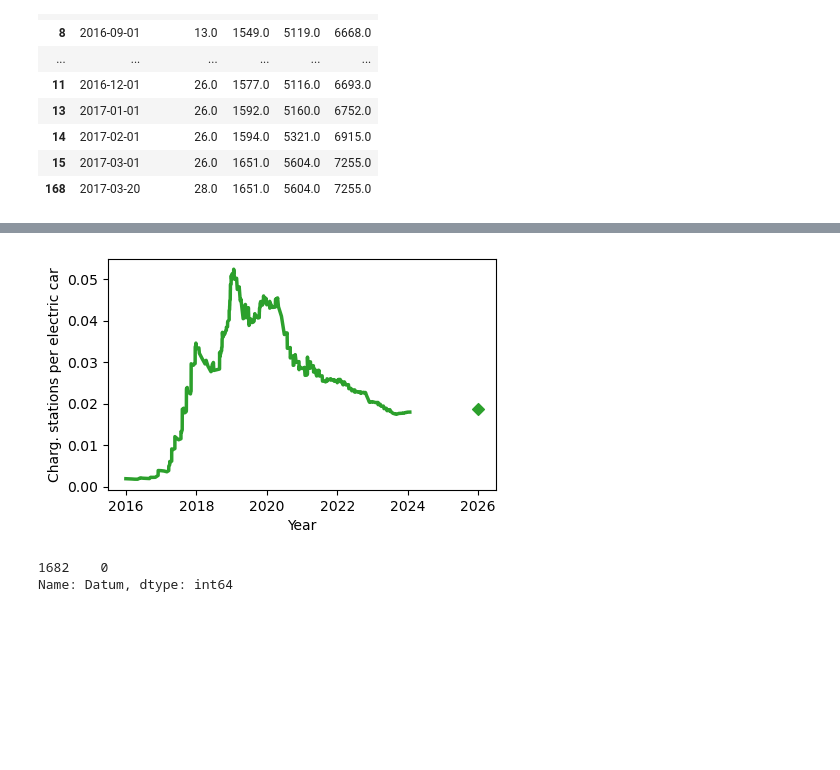
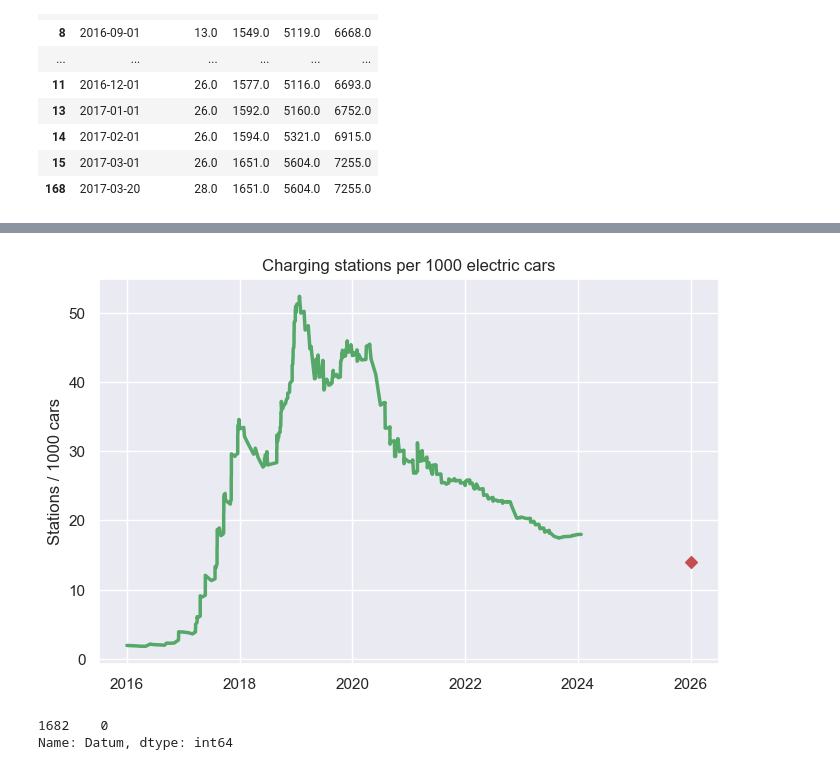
Before and after one commit to Kuroneko369/Muc_electro_vehicles, a Jupyter notebook: notebooks/ladestationen_georg.ipynb, the cells around one changed output, grey strips where cells are left out. Saved outputs shown, nothing was run; the diff lists cells and outputs as text; code cells hidden in the pictures; blank space fills up the shorter version.

```diff
--- a/notebooks/ladestationen_georg.ipynb
+++ b/notebooks/ladestationen_georg.ipynb
@@ -4,3 +4,8 @@
 import pandas as pd
 import matplotlib.pyplot as plt
 import seaborn as sns
+# %%
+sns.set()
+sns.set_style('darkgrid')
+sns.color_palette("pastel")
+#sns.set(rc={'axes.facecolor':'palegreen'})
@@ -481,4 +500,4 @@ array([14437.93332986])
 # %%
-pred = 721.7634 + 1.1485 * (1826 + 2*365)
+pred = 2236.3080 + 0.3744 * (579 + 2*365)
 pred
 # %% [output]
@@ -486,3 +505,5 @@ pred
+# %%
+pred_komb_2026 = 195105
 # %%
-pred_ratio = pred/195105
+pred_ratio = pred/pred_komb_2026
 # %%
@@ -519,16 +525,17 @@ plt.show()
 # %%
-fig, ax = plt.subplots(figsize=(5,3))
-ax.plot(df_BNA_kfz_merge["Datum"], df_BNA_kfz_merge["Ladepunkte"]/df_BNA_kfz_merge["komb"], linewidth=2.5, color="C2")
-ax.scatter(datetime.strptime("2026-01-01", '%Y-%m-%d').date(), pred_ratio, color="C2", marker ="D")
+fig, ax = plt.subplots(figsize=(8,5))
+ax.plot(df_BNA_kfz_merge["Datum"], df_BNA_kfz_merge["Ladepunkte"]/df_BNA_kfz_merge["komb"]*1000, linewidth=2.5, color="C2")
+ax.scatter(datetime.strptime("2026-01-01", '%Y-%m-%d').date(), pred_ratio*1000, color="C3", marker ="D")
 #ax.set_title("E-charging stations in Munich")
-ax.set_ylabel("Charg. stations per electric car")
-ax.set_xlabel("Year")
+ax.set_ylabel("Stations / 1000 cars")
+ax.set_title("Charging stations per 1000 electric cars")
+#ax.set_xlabel("Year")
 #plt.grid()
 #plt.savefig('E-charg_MUC.png', bbox_inches='tight')
 plt.savefig('../pic/Echargers_per_car_year.png', bbox_inches='tight')
 plt.show()
 # %% [output]
-[figure, old version]
+[figure, new version]
 # %%
 date2019 = (df_BNA_kfz_merge["Datum"][df_BNA_kfz_merge["Datum"]== "2024-01-01"] - pd.Timestamp("2024-01-01")) // pd.Timedelta('1d')
 date2019
```
Also changed, not shown: parts of 27 cells of this notebook, 6 other files.
